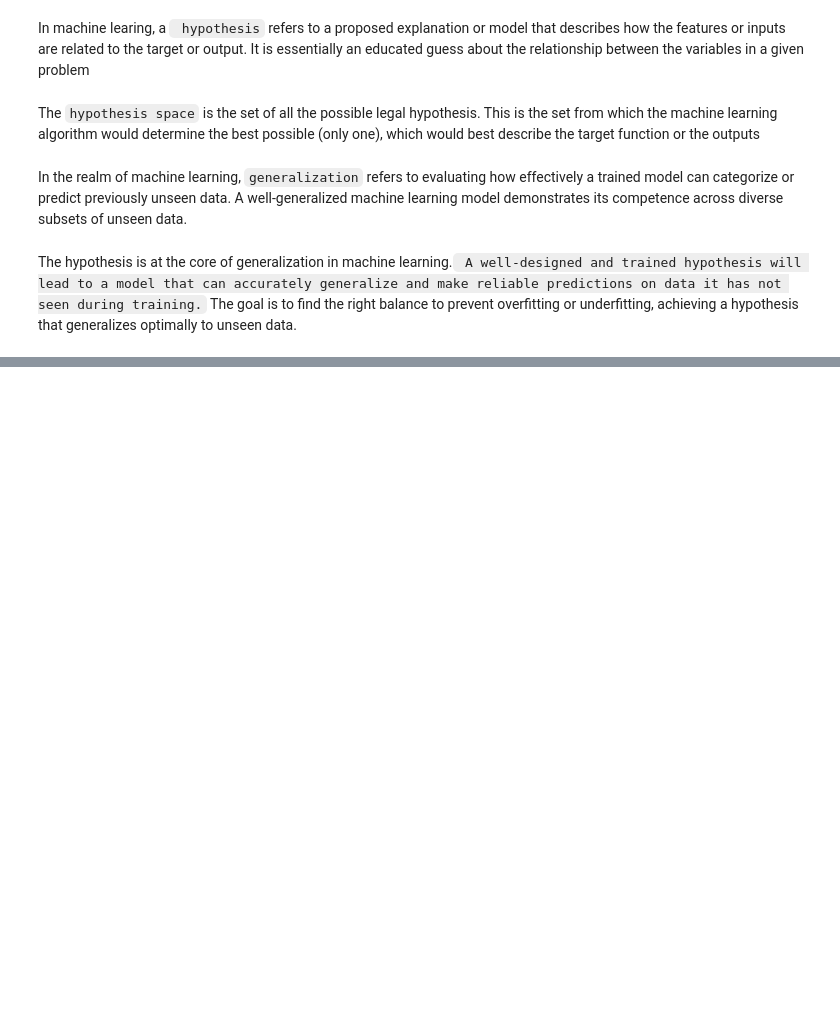
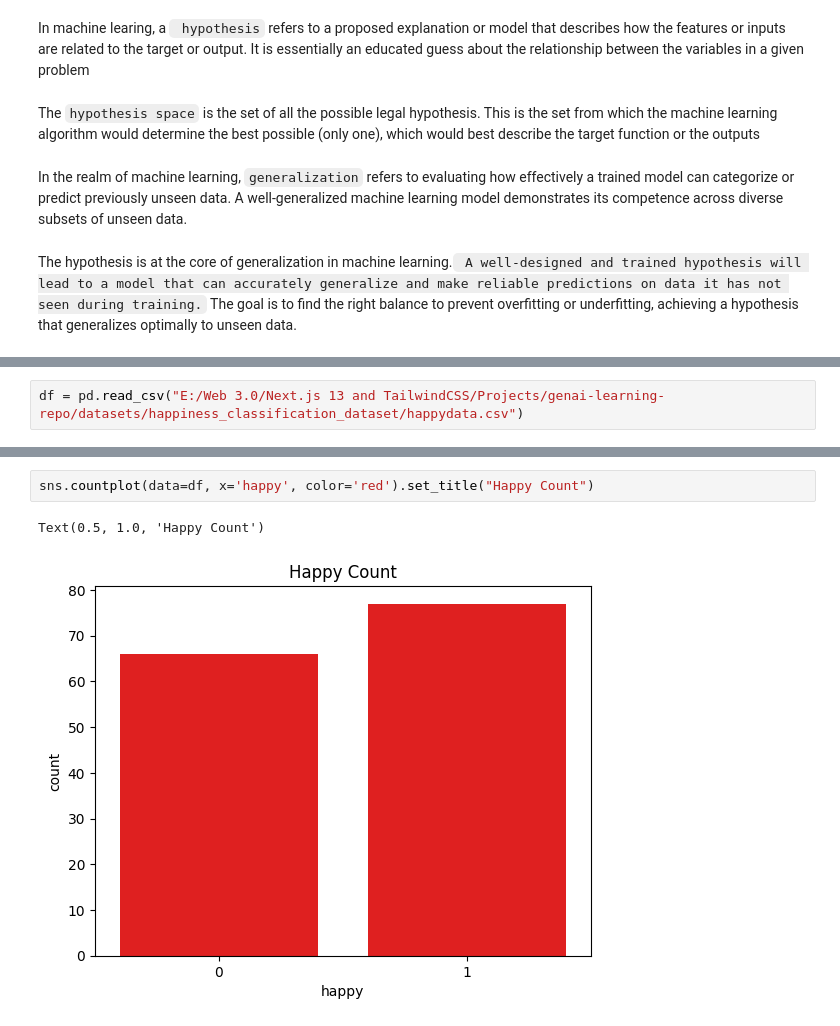
Before and after one commit to mmaazkhanhere/genai-learning-repo, a Jupyter notebook: machine-learning-course/course.ipynb, the cells around one changed output, grey strips where cells are left out. Saved outputs shown, nothing was run; the diff lists cells and outputs as text; blank space fills up the shorter version.

Commit message:
basic machine learning theory completed

```diff
--- a/machine-learning-course/course.ipynb
+++ b/machine-learning-course/course.ipynb
@@ -144,0 +172,2 @@ The hypothesis is at the core of generalization in machine learning.` A well-des
+# %%
+df = pd.read_csv("E:/Web 3.0/Next.js 13 and TailwindCSS/Projects/genai-learning-repo/datasets/happiness_classification_dataset/happydata.csv")
@@ -144,0 +227,5 @@ The hypothesis is at the core of generalization in machine learning.` A well-des
+# %%
+sns.countplot(data=df, x='happy', color='red').set_title("Happy Count")
+# %% [output]
+Text(0.5, 1.0, 'Happy Count')
+[figure, added]
```
Also changed, not shown: parts of 30 cells of this notebook, 3 other files.
